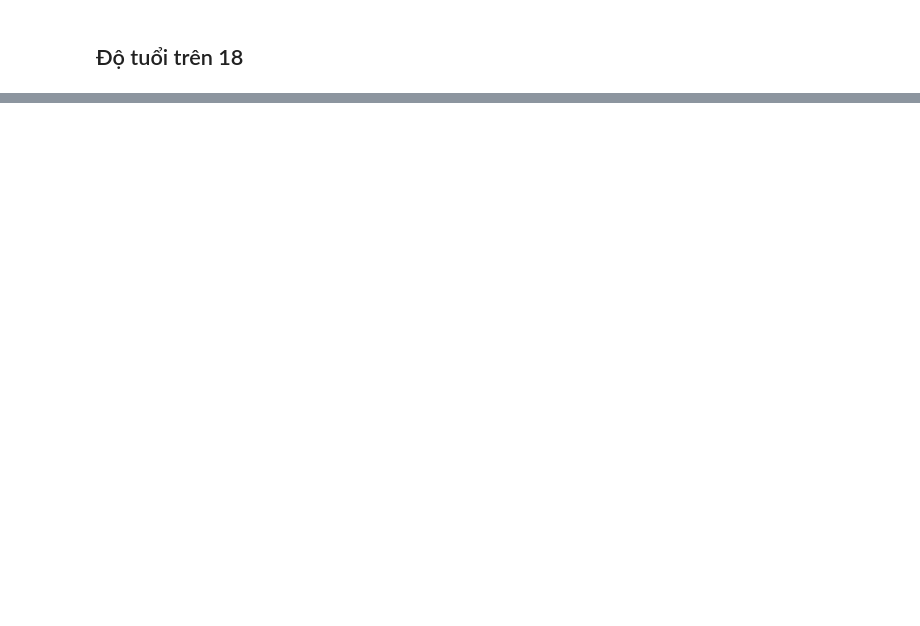
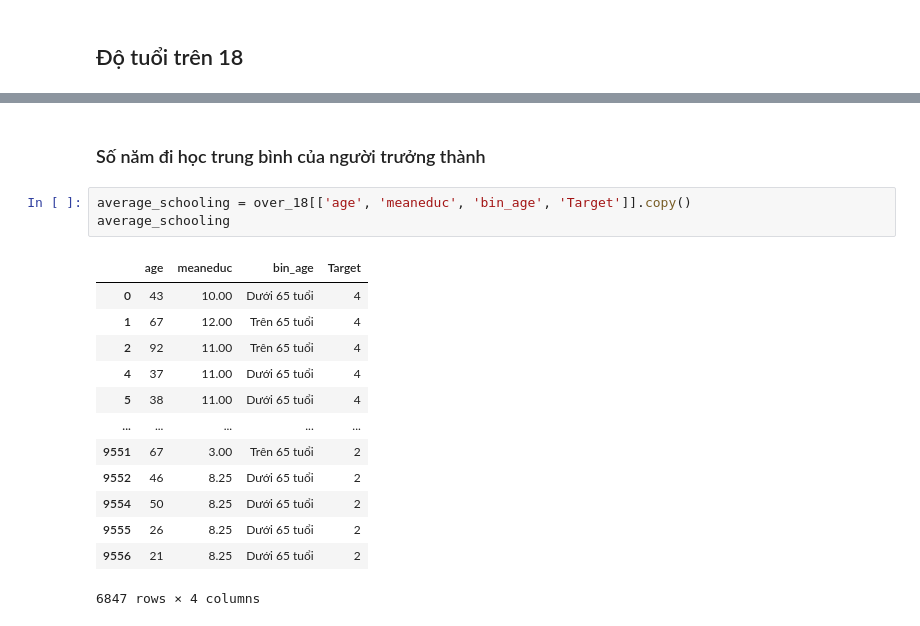
Before and after one commit to iam-Dylan/costa-rican-household, a Jupyter notebook: source/eda_DK.ipynb, the cells around one changed output, grey strips where cells are left out. Cells and saved outputs as stored; diff of their text form; blank space fills up the shorter version.

```diff
--- a/source/eda_DK.ipynb
+++ b/source/eda_DK.ipynb
@@ -239,0 +241,19 @@ over_18
+# %% [markdown]
+### Số năm đi học trung bình của người trưởng thành
+# %%
+average_schooling = over_18[['age', 'meaneduc', 'bin_age', 'Target']].copy()
+average_schooling
+# %% [output]
+|  | age | meaneduc | bin_age | Target |
+| 0 | 43 | 10.00 | Dưới 65 tuổi | 4 |
+| 1 | 67 | 12.00 | Trên 65 tuổi | 4 |
+| 2 | 92 | 11.00 | Trên 65 tuổi | 4 |
+| 4 | 37 | 11.00 | Dưới 65 tuổi | 4 |
+| 5 | 38 | 11.00 | Dưới 65 tuổi | 4 |
+| ... | ... | ... | ... | ... |
+| 9551 | 67 | 3.00 | Trên 65 tuổi | 2 |
+| 9552 | 46 | 8.25 | Dưới 65 tuổi | 2 |
+| 9554 | 50 | 8.25 | Dưới 65 tuổi | 2 |
+| 9555 | 26 | 8.25 | Dưới 65 tuổi | 2 |
+| 9556 | 21 | 8.25 | Dưới 65 tuổi | 2 |
+6847 rows × 4 columns
```
Also changed, not shown: parts of 11 cells of this notebook.
